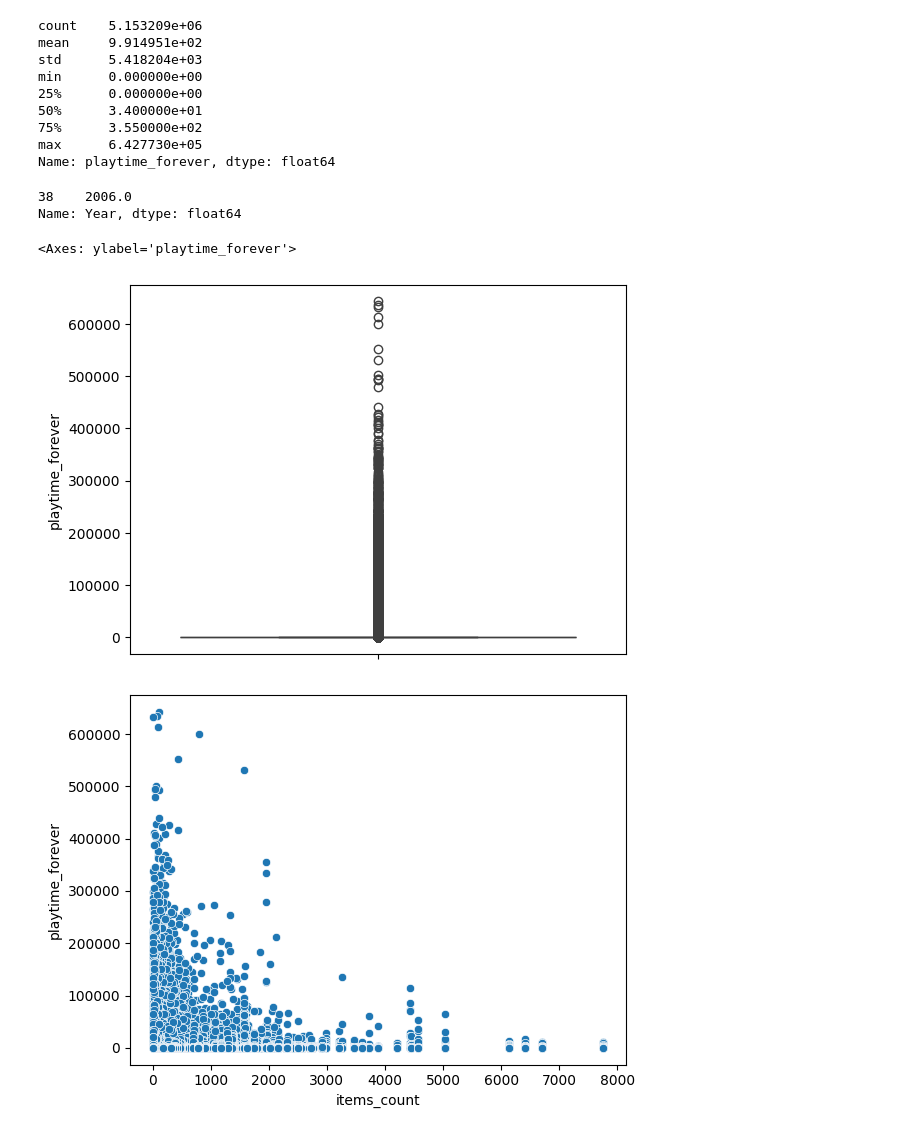
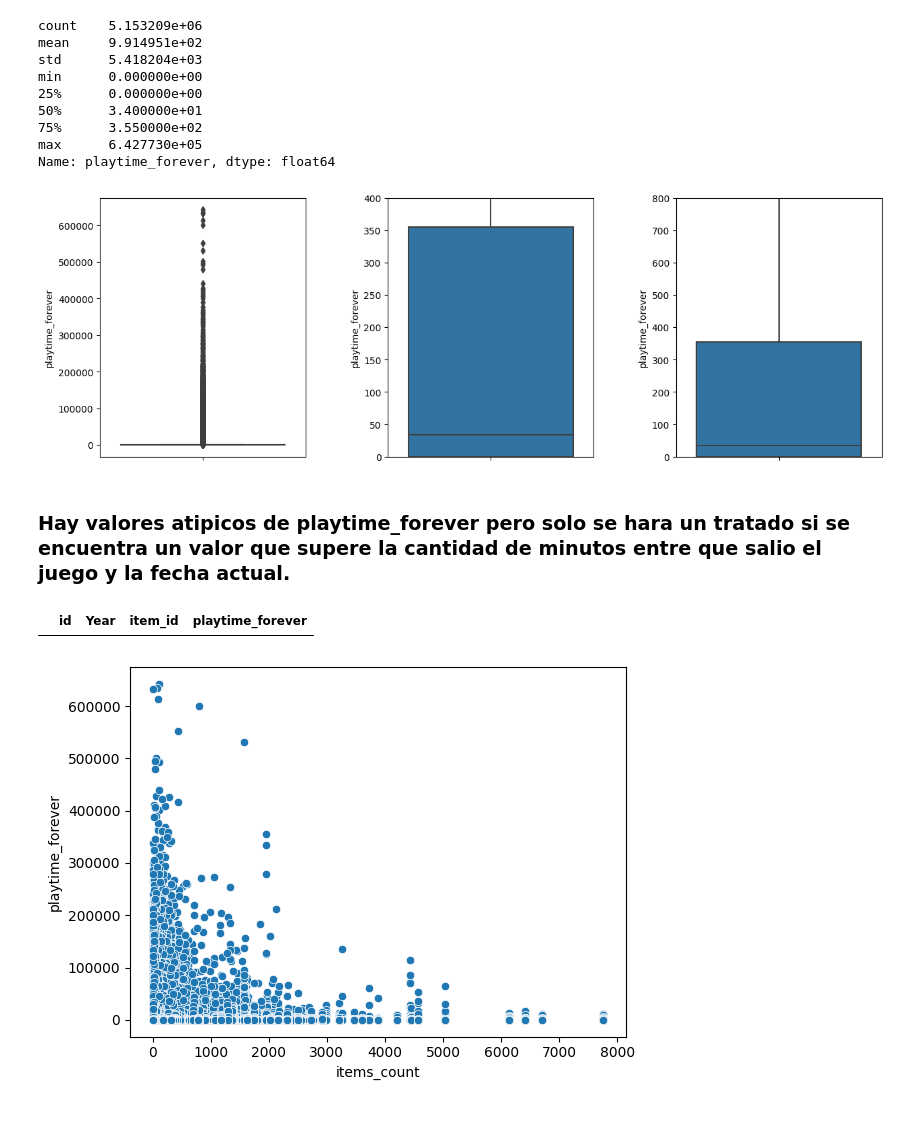
Before and after one commit to brunozenobio/PI_MLOps, a Jupyter notebook: EDA_preprocesamiento.ipynb, the cells around one changed output. Saved outputs shown, nothing was run; the diff lists cells and outputs as text; code cells hidden in the pictures.

```diff
--- a/EDA_preprocesamiento.ipynb
+++ b/EDA_preprocesamiento.ipynb
@@ -113,18 +124,34 @@ min      0.000000e+00
 75%      3.550000e+02
 max      6.427730e+05
 Name: playtime_forever, dtype: float64
-# %%
-user_items_proc['playtime_forever'].idxmax()
-id = user_items_proc.iloc[587715]['item_id']
-steam_games[steam_games['id'] == id]['Year']
-# %% [output]
-38    2006.0
-Name: Year, dtype: float64
-# %%
-sns.boxplot(data=user_items_proc,y='playtime_forever')
-# %% [output]
-<Axes: ylabel='playtime_forever'>
-[figure, removed]
+# %%
+fig, ax = plt.subplots(1, 3, figsize=(15, 5))
+sns.boxplot(data=user_items_proc, y='playtime_forever', ax=ax[0])
+sns.boxplot(data=user_items_proc, y='playtime_forever', ax=ax[1])
+sns.boxplot(data=user_items_proc, y='playtime_forever', ax=ax[2])
+ax[1].set_ylim(0, 400)
+ax[2].set_ylim(0, 800)
+
+plt.subplots_adjust(wspace=0.4)
+plt.show()
+# %% [output]
+[figure, added]
+# %% [markdown]
+### Hay valores atipicos de playtime_forever pero solo se hara un tratado si se encuentra un valor que supere la cantidad de minutos entre que salio el juego y la fecha actual.
+# %%
+
+# Agregando los comentarios explicativos
+# Unimos los dataframes 'steam_games' y 'user_items_proc' basado en 'id' y 'item_id' respectivamente.
+games_users = pd.merge(steam_games[['id','Year']], user_items_proc[['item_id','playtime_forever']], left_on='id', right_on='item_id', how='inner')
+
+# Buscamos los valores erróneos en la columna 'playtime_forever' donde el tiempo de juego es mayor que la edad del juego en minutos
+# Suponemos que cada año tiene 365 días, cada día 24 horas, cada hora 60 minutos
+valores_playtime_erroneos = games_users[(2021 - games_users['Year'])*365*24*60 < games_users['playtime_forever']]
+
+valores_playtime_erroneos # Como se ve es vacio, significa que no hay valores erróneos.
+valores_playtime_erroneos # Como se ve es vacio.
+# %% [output]
+|  | id | Year | item_id | playtime_forever |
 # %%
 sns.scatterplot(data=user_items_proc,x='items_count',y='playtime_forever')
 plt.show()
```
Also changed, not shown: parts of 15 cells of this notebook, 2 other files.
